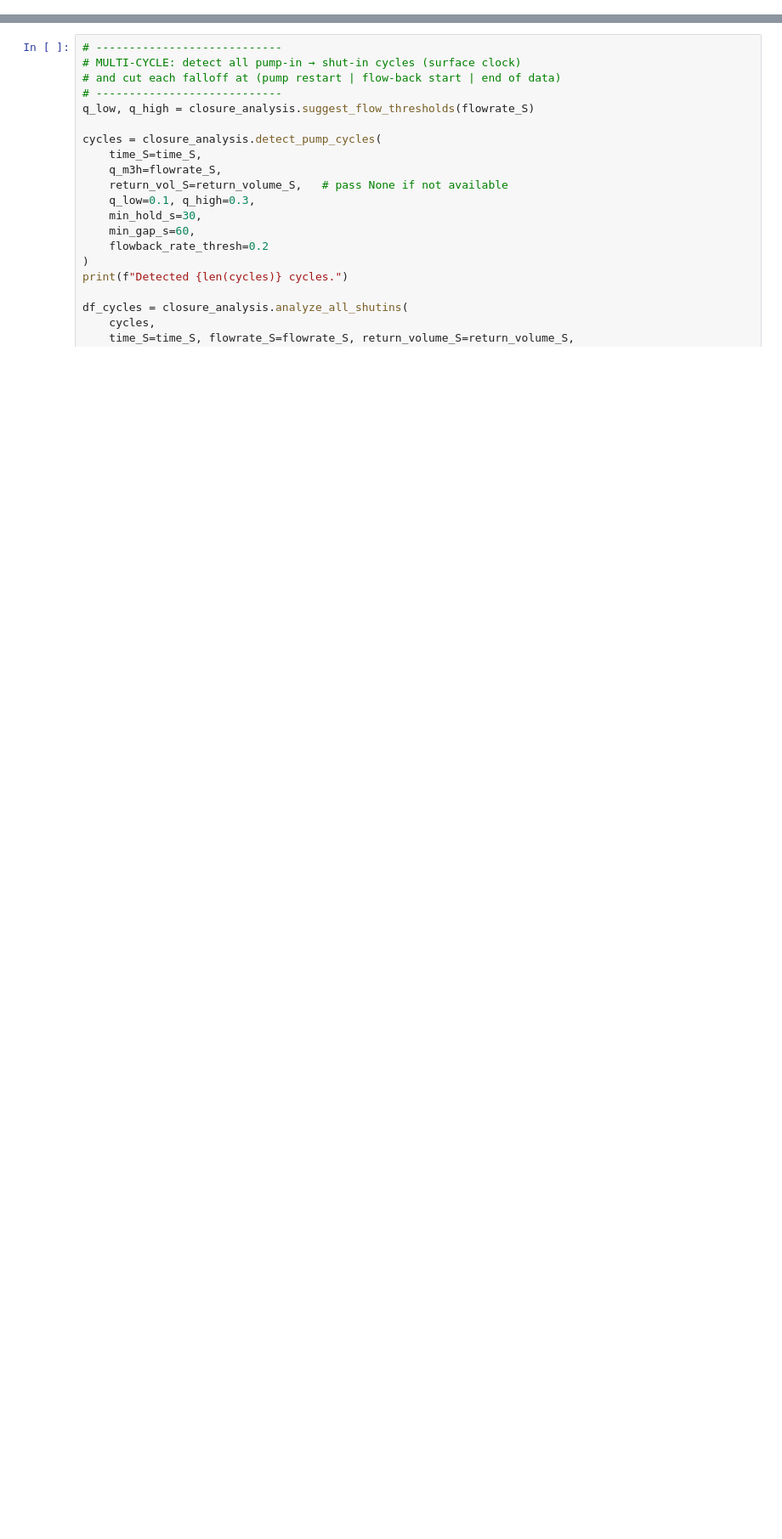
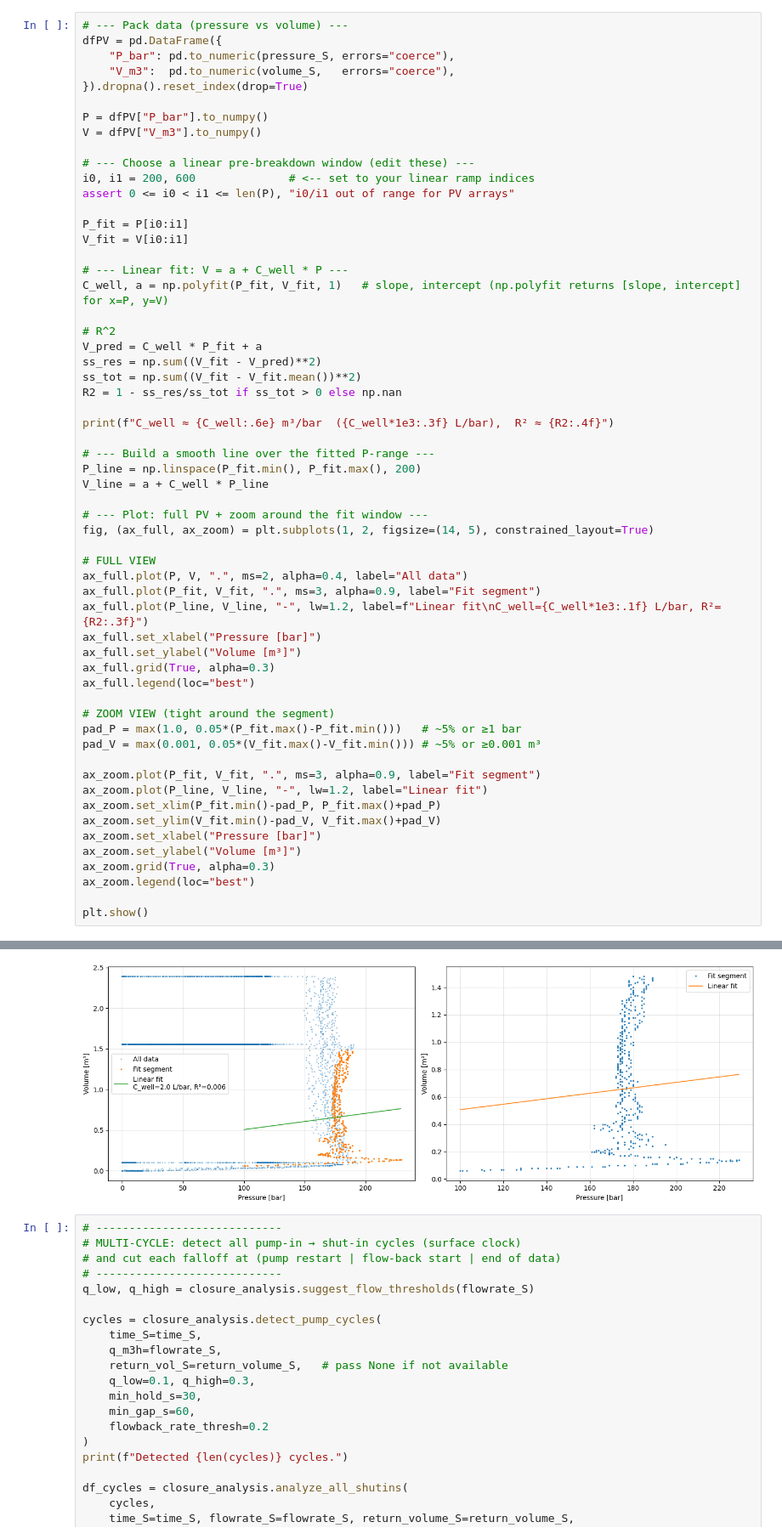
Before and after one commit to HoremanW/Thesis-AES, a Jupyter notebook: notebook.ipynb, the cells around one changed output, grey strips where cells are left out. Shown at 85% size. Cells and saved outputs as stored; diff of their text form; blank space fills up the shorter version.

```diff
--- a/notebook.ipynb
+++ b/notebook.ipynb
@@ -237,0 +294,59 @@ Estimated delay: 1.03 h
+# %%
+# --- Pack data (pressure vs volume) ---
+dfPV = pd.DataFrame({
+    "P_bar": pd.to_numeric(pressure_S, errors="coerce"),
+    "V_m3":  pd.to_numeric(volume_S,   errors="coerce"),
+}).dropna().reset_index(drop=True)
+
+P = dfPV["P_bar"].to_numpy()
+V = dfPV["V_m3"].to_numpy()
+
+# --- Choose a linear pre-breakdown window (edit these) ---
+i0, i1 = 200, 600              # <-- set to your linear ramp indices
+assert 0 <= i0 < i1 <= len(P), "i0/i1 out of range for PV arrays"
+
+P_fit = P[i0:i1]
+V_fit = V[i0:i1]
+
+# --- Linear fit: V = a + C_well * P ---
+C_well, a = np.polyfit(P_fit, V_fit, 1)   # slope, intercept (np.polyfit returns [slope, intercept] for x=P, y=V)
+
+# R^2
+V_pred = C_well * P_fit + a
+ss_res = np.sum((V_fit - V_pred)**2)
+ss_tot = np.sum((V_fit - V_fit.mean())**2)
+R2 = 1 - ss_res/ss_tot if ss_tot > 0 else np.nan
+
+print(f"C_well ≈ {C_well:.6e} m³/bar  ({C_well*1e3:.3f} L/bar),  R² ≈ {R2:.4f}")
+
+# --- Build a smooth line over the fitted P-range ---
+P_line = np.linspace(P_fit.min(), P_fit.max(), 200)
+V_line = a + C_well * P_line
+
+# --- Plot: full PV + zoom around the fit window ---
+fig, (ax_full, ax_zoom) = plt.subplots(1, 2, figsize=(14, 5), constrained_layout=True)
+
+# FULL VIEW
+ax_full.plot(P, V, ".", ms=2, alpha=0.4, label="All data")
+ax_full.plot(P_fit, V_fit, ".", ms=3, alpha=0.9, label="Fit segment")
+ax_full.plot(P_line, V_line, "-", lw=1.2, label=f"Linear fit\nC_well={C_well*1e3:.1f} L/bar, R²={R2:.3f}")
+ax_full.set_xlabel("Pressure [bar]")
+ax_full.set_ylabel("Volume [m³]")
+ax_full.grid(True, alpha=0.3)
+ax_full.legend(loc="best")
+
+# ZOOM VIEW (tight around the segment)
+pad_P = max(1.0, 0.05*(P_fit.max()-P_fit.min()))   # ~5% or ≥1 bar
+pad_V = max(0.001, 0.05*(V_fit.max()-V_fit.min())) # ~5% or ≥0.001 m³
+
+ax_zoom.plot(P_fit, V_fit, ".", ms=3, alpha=0.9, label="Fit segment")
+ax_zoom.plot(P_line, V_line, "-", lw=1.2, label="Linear fit")
+ax_zoom.set_xlim(P_fit.min()-pad_P, P_fit.max()+pad_P)
+ax_zoom.set_ylim(V_fit.min()-pad_V, V_fit.max()+pad_V)
+ax_zoom.set_xlabel("Pressure [bar]")
+ax_zoom.set_ylabel("Volume [m³]")
+ax_zoom.grid(True, alpha=0.3)
+ax_zoom.legend(loc="best")
+
+plt.show()
+# %% [output]
@@ -238,3 +354,4 @@ Estimated delay: 1.03 h
+[figure, added]
 # %%
 # ----------------------------
 # MULTI-CYCLE: detect all pump-in → shut-in cycles (surface clock)
```
Also changed, not shown: parts of 7 cells of this notebook, 3 other files.
